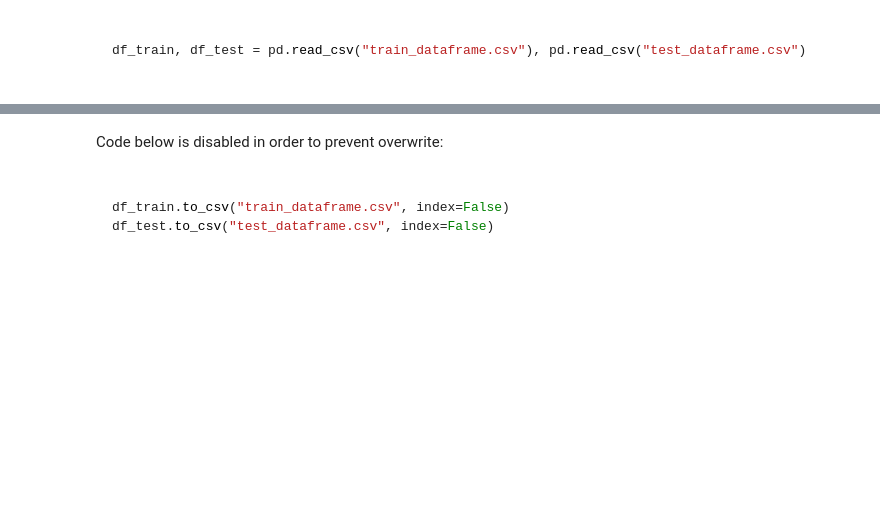
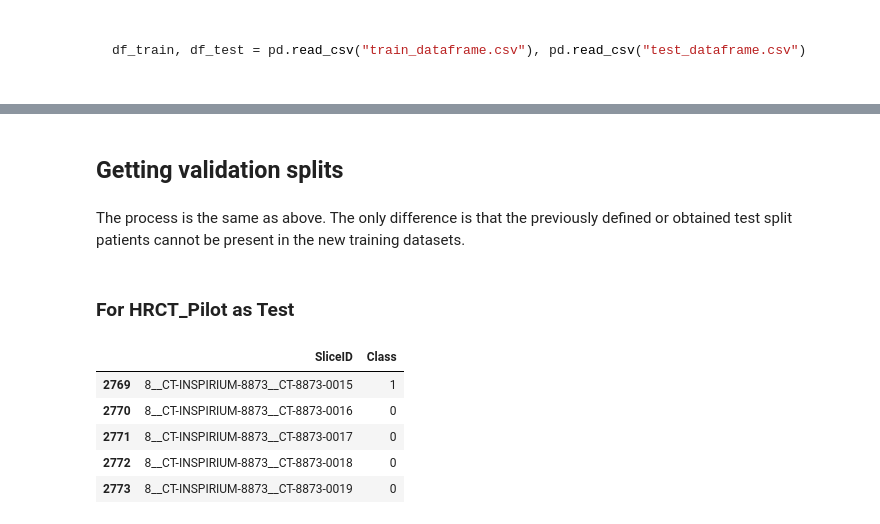
Before and after one commit to rafael-andre1/AI-for-Interstitial-Lung-Disease-Classification, a Jupyter notebook: 2 - testSplit/buildTestSplit.ipynb, the cells around one changed output, grey strips where cells are left out. Cells and saved outputs as stored; diff of their text form; code cells hidden in the pictures; blank space fills up the shorter version.

````diff
--- a/2 - testSplit/buildTestSplit.ipynb
+++ b/2 - testSplit/buildTestSplit.ipynb
@@ -217,9 +216,17 @@ Test dataframe consists of 21.34% of entire dataset.
-# %% [markdown]
-Code below is disabled in order to prevent overwrite:
-# %% [markdown]
-```py
-
-df_train.to_csv("train_dataframe.csv", index=False)
-df_test.to_csv("test_dataframe.csv", index=False)
-
-```
+# %% [markdown]
+## Getting validation splits
+# %% [markdown]
+The process is the same as above. The only difference is that the previously defined or obtained test split patients cannot be present in the new training datasets.
+# %% [markdown]
+### For HRCT_Pilot as Test
+# %%
+full_hrct_dataframe = df_fibrosis[~df_fibrosis["SliceID"].str.contains("HRCT", na=False)]
+hrct_test = df_fibrosis[df_fibrosis["SliceID"].str.contains("HRCT", na=False)]
+full_hrct_dataframe.tail()
+# %% [output]
+|  | SliceID | Class |
+| 2769 | 8__CT-INSPIRIUM-8873__CT-8873-0015 | 1 |
+| 2770 | 8__CT-INSPIRIUM-8873__CT-8873-0016 | 0 |
+| 2771 | 8__CT-INSPIRIUM-8873__CT-8873-0017 | 0 |
+| 2772 | 8__CT-INSPIRIUM-8873__CT-8873-0018 | 0 |
+| 2773 | 8__CT-INSPIRIUM-8873__CT-8873-0019 | 0 |
````
Also changed, not shown: parts of 15 cells of this notebook, 12 other files.
